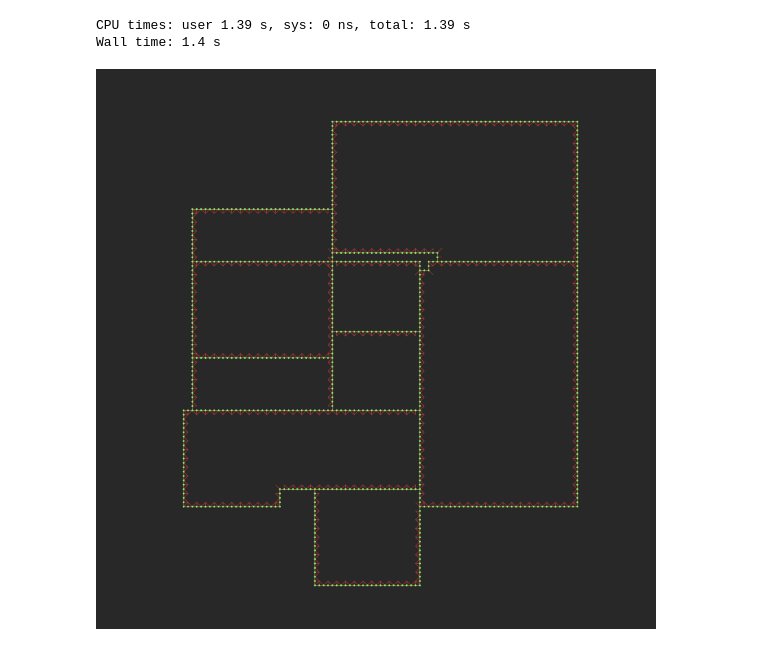
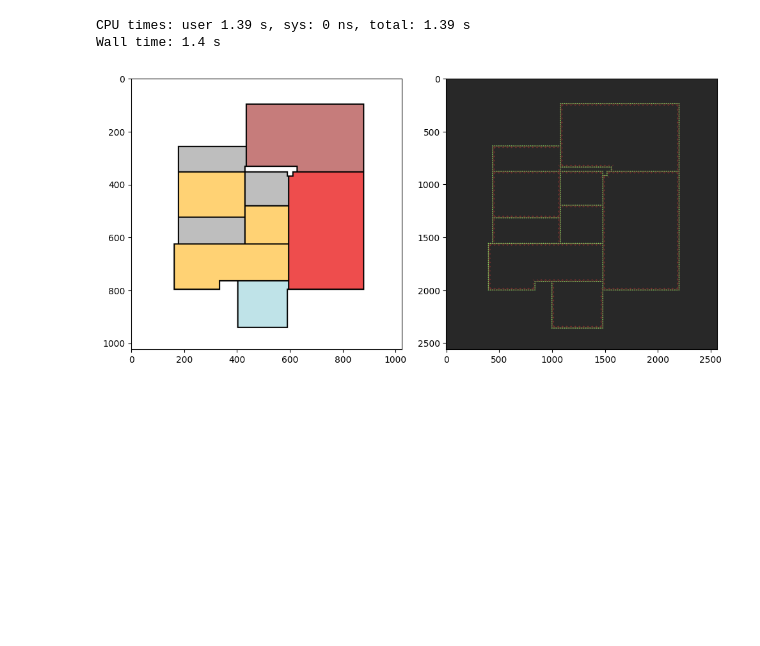
Before and after one commit to enix403/blueprint, a Jupyter notebook: scratch.ipynb, the cells around one changed output. Cells and saved outputs as stored; diff of their text form; code cells hidden in the pictures; blank space fills up the shorter version.

Commit message:
Sep mask wireframe

```diff
--- a/scratch.ipynb
+++ b/scratch.ipynb
@@ -41,6 +41,15 @@ sep_mask = create_sep_mask(room_mask)
 scaled_sep_mask = scale_sep_mask(sep_mask, 3, 3)
 # blit_rooms(rooms, scaled_sep_mask, out_size=1024)
 # %%
-visualize_mask(sep_mask)
+plt.figure(figsize=(10,5))
+
+plt.subplot(121)
+plt.imshow(blit_rooms(rooms, scaled_sep_mask, out_size=1024))
+
+plt.subplot(122)
+plt.imshow(draw_sep_nask_wireframe(sep_mask))
+plt.tight_layout()
+
+plt.savefig("wireframe.png")
 # %% [output]
-[figure, old version]
+[figure, new version]
```
Also changed, not shown: parts of 2 cells of this notebook.
